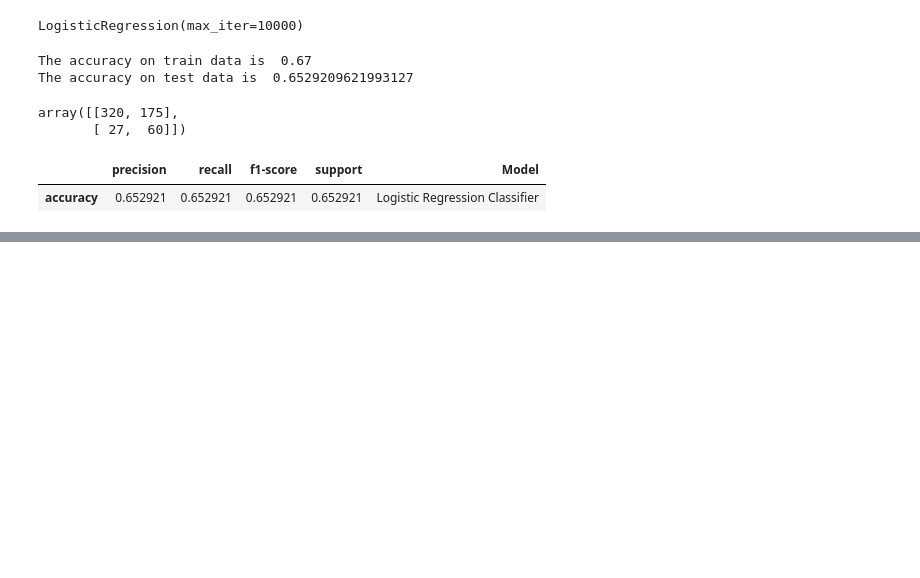
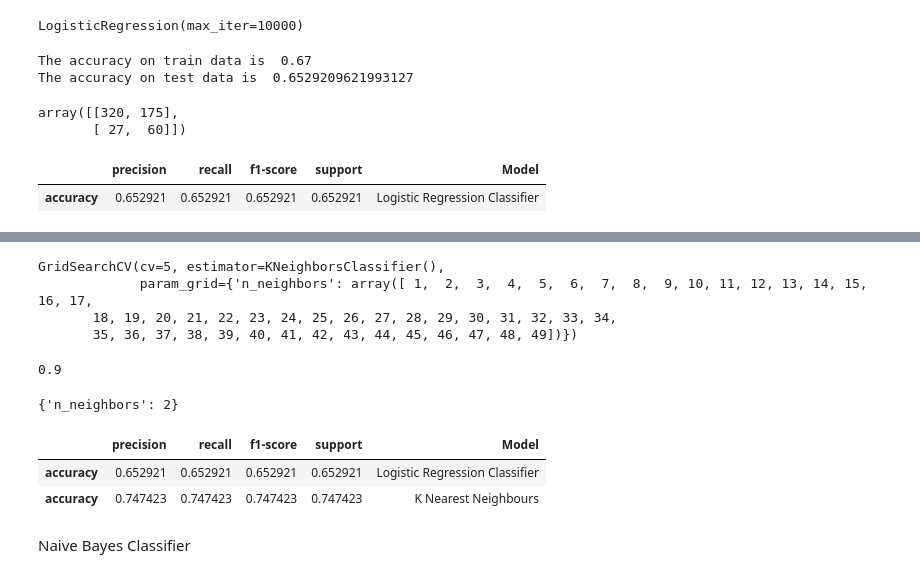
Before and after one commit to SomyaH99/Cardiovascular-Risk-Prediction, a Jupyter notebook: Cardiovascular_Risk_Prediction.ipynb, the cells around one changed output, grey strips where cells are left out. Drawn from its saved outputs; the diff is of its cells as text; code cells hidden in the pictures; blank space fills up the shorter version.

```diff
--- a/Cardiovascular_Risk_Prediction.ipynb
+++ b/Cardiovascular_Risk_Prediction.ipynb
@@ -745,0 +839,45 @@ res_df
+# %%
+# In case of classifier like knn the parameter to be tuned is n_neighbors
+# Using Grid search CV for getting the best set of hyperparameters
+param_grid = {'n_neighbors':np.arange(1,50)}
+# %%
+# Implementing KNN with gridCV model
+knn = KNeighborsClassifier()
+
+# Creting gridCV KNN model with 5 cross validations
+knn_cv= GridSearchCV(knn, param_grid, cv=5)
+knn_cv.fit(X_smote, y_smote)
+# %% [output]
+GridSearchCV(cv=5, estimator=KNeighborsClassifier(),
+             param_grid={'n_neighbors': array([ 1,  2,  3,  4,  5,  6,  7,  8,  9, 10, 11, 12, 13, 14, 15, 16, 17,
+       18, 19, 20, 21, 22, 23, 24, 25, 26, 27, 28, 29, 30, 31, 32, 33, 34,
+       35, 36, 37, 38, 39, 40, 41, 42, 43, 44, 45, 46, 47, 48, 49])})
+# %%
+# Best score for knn model with grid CV
+knn_cv.best_score_
+# %% [output]
+0.9
+# %%
+# Best parameter value
+knn_cv.best_params_
+# %% [output]
+{'n_neighbors': 2}
+# %%
+# Predict for test set
+y_pred_knn_cv = knn_cv.predict(X_test)
+# %%
+# Adding results to model evaluation dataframe
+dict1 = classification_report(y_test, y_pred_knn_cv, output_dict=True)
+tempodf=pd.DataFrame(dict1).transpose()
+tempodf['Model'] = 'K Nearest Neighbours'
+
+res_df=res_df.append(tempodf[2:-2])
+# %%
+# Result dataframe
+res_df
+# %% [output]
+|  | precision | recall | f1-score | support | Model |
+| accuracy | 0.652921 | 0.652921 | 0.652921 | 0.652921 | Logistic Regression Classifier |
+| accuracy | 0.747423 | 0.747423 | 0.747423 | 0.747423 | K Nearest Neighbours |
+# %% [markdown]
+Naive Bayes Classifier
```
Also changed, not shown: parts of 31 cells of this notebook.
